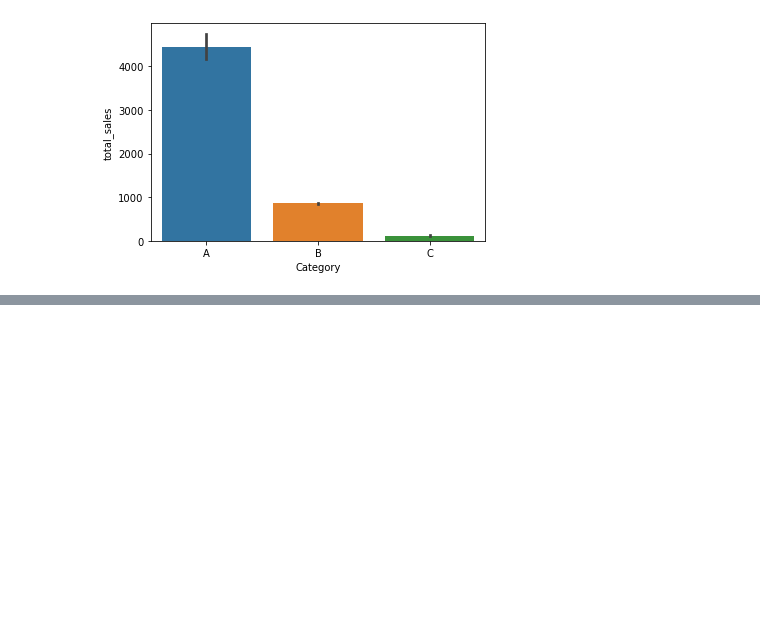
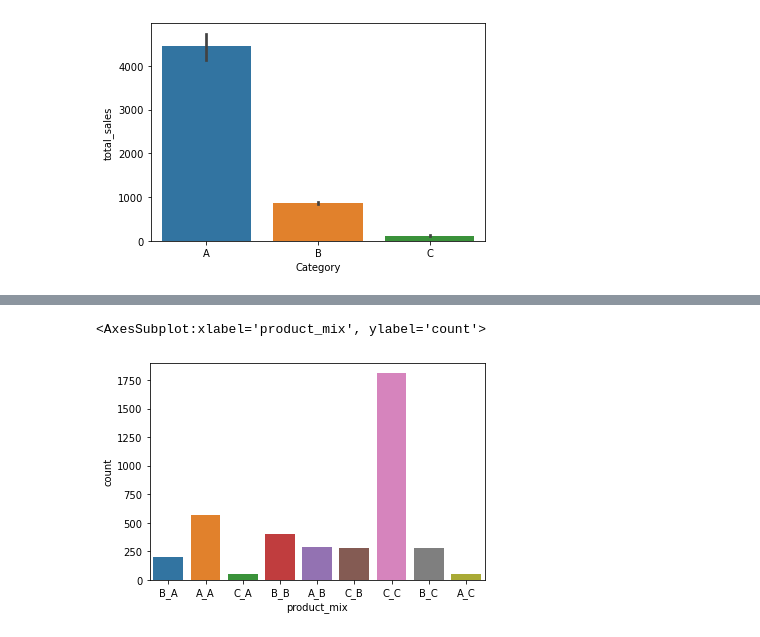
Before and after one commit to Naveen-janakiraman/Projects, a Jupyter notebook: Supply chain datascience- ABC Analysis.ipynb, the cells around one changed output, grey strips where cells are left out. Cells and saved outputs as stored; diff of their text form; code cells hidden in the pictures; blank space fills up the shorter version.

```diff
--- a/Supply chain datascience- ABC Analysis.ipynb
+++ b/Supply chain datascience- ABC Analysis.ipynb
@@ -164,0 +167,2 @@ sns.barplot(x='Category',y='total_sales',data=segregated)
+# %%
+multi_segregated=inv.productmix(des_grouped['Description'],des_grouped['total_sales'],des_grouped['total_revenue'])
@@ -164,0 +191,3 @@ sns.barplot(x='Category',y='total_sales',data=segregated)
+# %%
+sns.countplot(data=multi_segregated,x='product_mix')
+# %% [output]
@@ -164,0 +195,2 @@ sns.barplot(x='Category',y='total_sales',data=segregated)
+<AxesSubplot:xlabel='product_mix', ylabel='count'>
+[figure, added]
```
Also changed, not shown: parts of 20 cells of this notebook.
